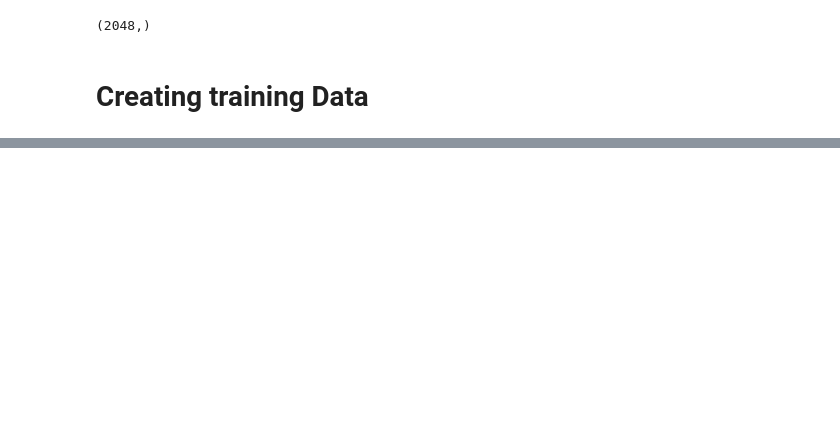
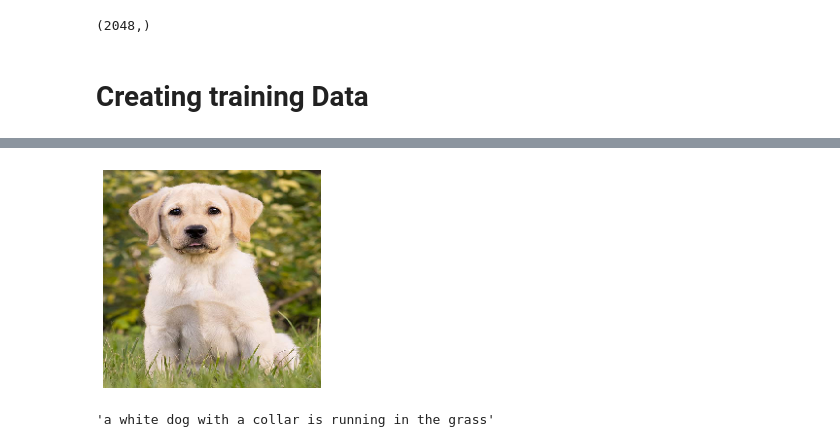
Before and after one commit to skagnihotri/image_captioning, a Jupyter notebook: IMG_CAPT.ipynb, the cells around one changed output, grey strips where cells are left out. Drawn from its saved outputs; the diff is of its cells as text; code cells hidden in the pictures; blank space fills up the shorter version.

```diff
--- a/IMG_CAPT.ipynb
+++ b/IMG_CAPT.ipynb
@@ -248,0 +441,44 @@ def train_data(all_img_cap, img_encoded, word_2_idx, max_len, vocal_size) :
+# %%
+with open('/content/Gdrive/My Drive/img cap/word_2_idx.json', 'r') as fp:
+    word_2_idx = json.load(fp)
+# %%
+max_len = 38
+# %%
+def preprocess_img(photo_path):
+    img = image.load_img(photo_path, target_size= (224, 224))
+    plt.imshow(img)
+    plt.axis("off")
+    plt.show()
+    img = image.img_to_array(img)
+    img = img.reshape((1, 224, 224, 3))
+    img = preprocess_input(img)
+    img = img_pre_model.predict(img)
+
+    return img
+# %%
+def predict_caption(photo_path,max_len, word_2_idx, idx_2_word):
+    img = preprocess_img(photo_path)
+    text = "startseq"
+
+    for i in range(max_len) :
+        seq = [word_2_idx[word] for word in text.split() if word in word_2_idx]
+        seq = pad_sequences([seq], maxlen= max_len, padding= 'post')
+        y_pred = model.predict([img, seq])
+        y_pred = y_pred.argmax()
+
+        word = idx_2_word[str(y_pred)]
+        text += " " + word
+
+        if word == "endseq":
+            break
+
+    cap = text.split()[1:-1]
+    cap = " ".join(cap)
+
+    return cap
+# %%
+photo_path = '/content/DOG.jpg'
+predict_caption(photo_path, max_len, word_2_idx, idx_2_word)
+# %% [output]
+[figure, added]
+'a white dog with a collar is running in the grass'
```
Also changed, not shown: parts of 43 cells of this notebook.
